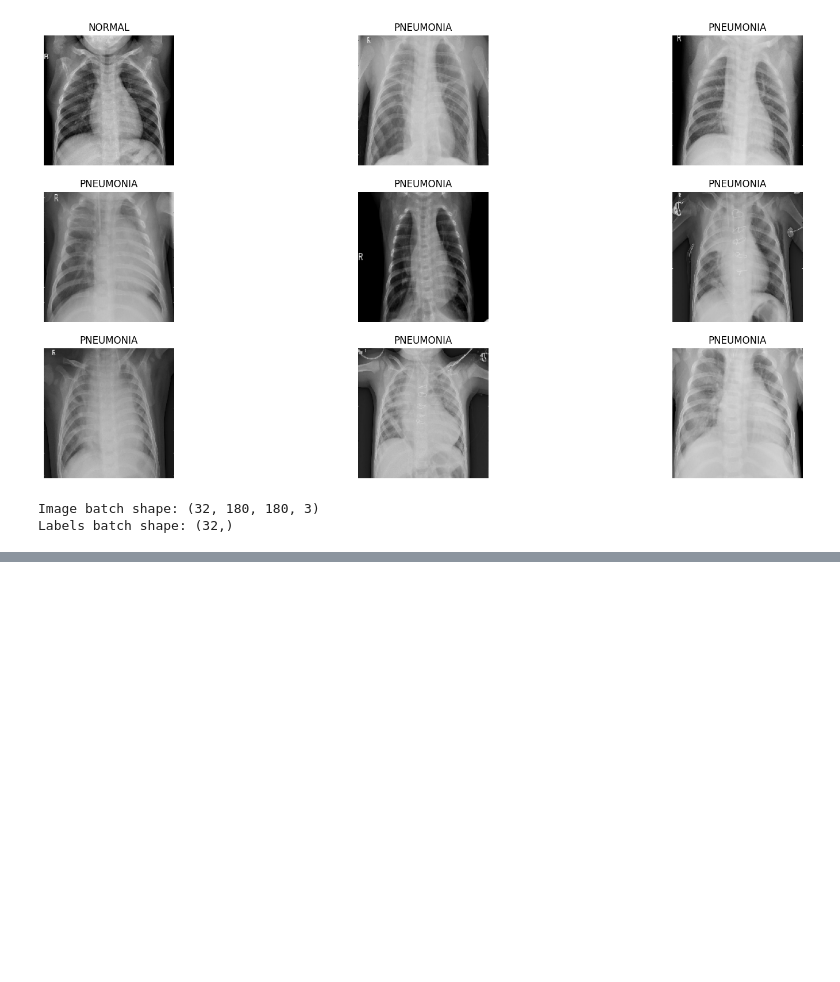
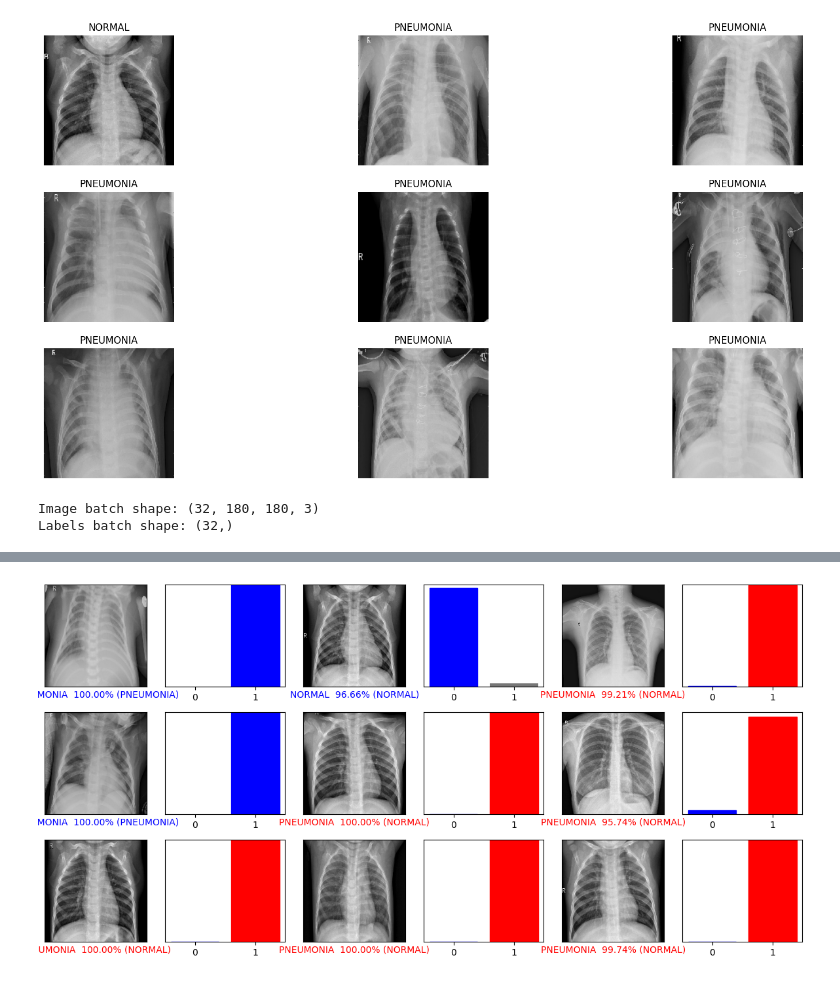
Before and after one commit to Arup3201/Pneumonia-Classification-Tensorflow, a Jupyter notebook: Pneumonia_classification_deep_learning.ipynb, the cells around one changed output, grey strips where cells are left out. Cells and saved outputs as stored; diff of their text form; code cells hidden in the pictures; blank space fills up the shorter version.

```diff
--- a/Pneumonia_classification_deep_learning.ipynb
+++ b/Pneumonia_classification_deep_learning.ipynb
@@ -179,0 +252,31 @@ plt.show()
+# %%
+def plot_bar(prediction_array, label):
+  plt.grid(False)
+  plt.xticks(range(num_classes))
+  plt.yticks([])
+
+  bar = plt.bar(range(num_classes), prediction_array, color="#777777")
+  plt.ylim([0, 1.])
+
+  prediction = np.argmax(prediction_array)
+  bar[prediction].set_color('red')
+  bar[label].set_color('blue')
+# %%
+n_rows = 3
+n_cols = 3
+
+plt.figure(figsize=(2*2*n_cols, 2*n_rows))
+
+
+for images, labels in test_ds.take(1):
+  predictions_array = probablistic_model.predict(images)
+  for i in range(9):
+    plt.subplot(n_rows, 2*n_cols, i*2+1)
+    plot_img(predictions_array[i], labels[i], images[i])
+
+    plt.subplot(n_rows, 2*n_cols, i*2+2)
+    plot_bar(predictions_array[i], labels[i])
+
+plt.tight_layout()
+plt.show()
+# %% [output]
@@ -179,0 +284 @@ plt.show()
+[figure, added]
```
Also changed, not shown: parts of 13 cells of this notebook.
